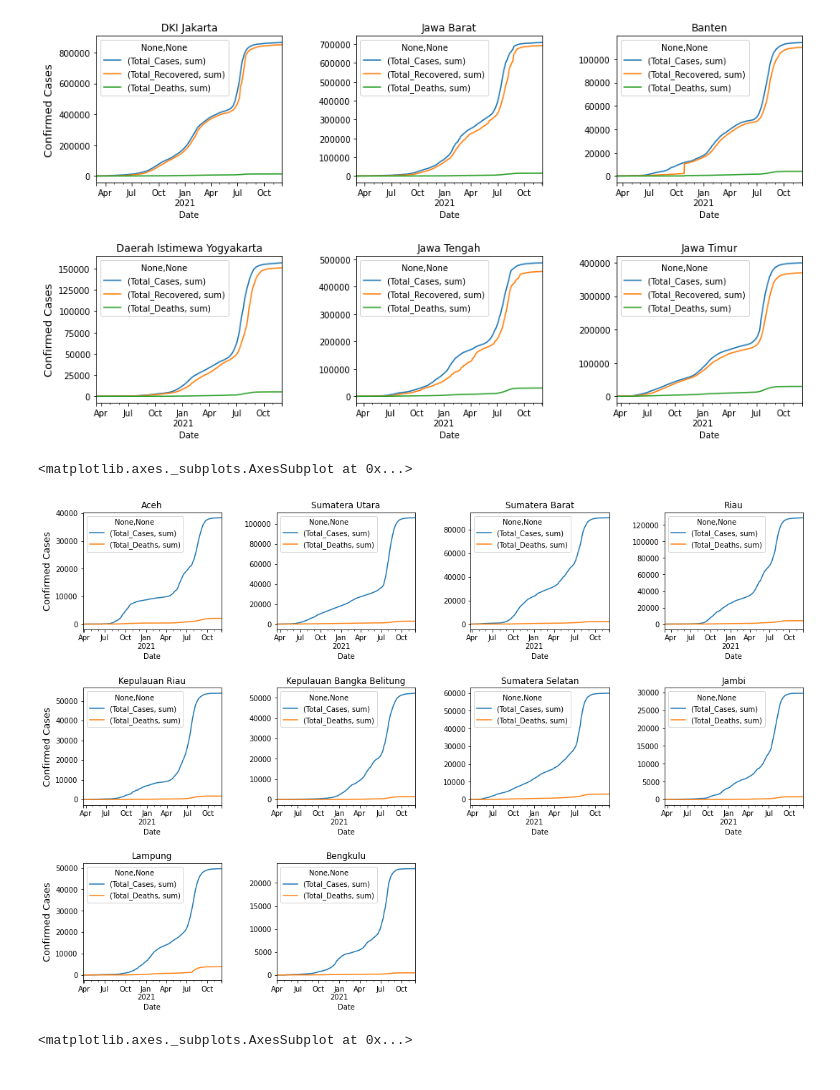
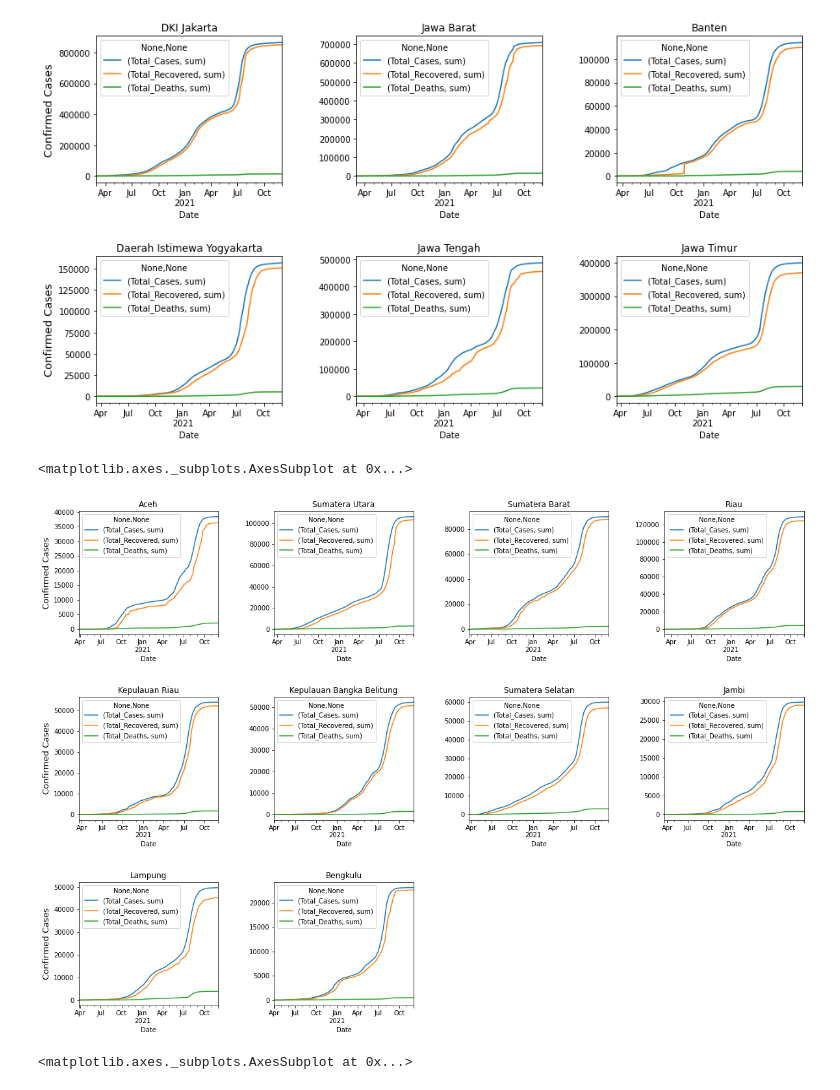
Before and after one commit to azizpambayun/project, a Jupyter notebook: covid_19_analysis_and_visualization_in_Indonesia.ipynb, the cells around one changed output. Saved outputs shown, nothing was run; the diff lists cells and outputs as text; code cells hidden in the pictures.

```diff
--- a/covid_19_analysis_and_visualization_in_Indonesia.ipynb
+++ b/covid_19_analysis_and_visualization_in_Indonesia.ipynb
@@ -246,46 +238,56 @@ jatim1.plot(ax=plt.gca(), title='Jawa Timur')
 [figure]
 # %%
 cc_aceh = covid[covid['Location_ISO_Code']=='ID-AC'].groupby(['Date']).agg({'Total_Cases':['sum']})
+rec_aceh = covid[covid['Location_ISO_Code']=='ID-AC'].groupby(['Date']).agg({'Total_Recovered':['sum']})
 fatalities_aceh = covid[covid['Location_ISO_Code']=='ID-AC'].groupby(['Date']).agg({'Total_Deaths':['sum']})
-aceh = cc_aceh.join(fatalities_aceh)
+aceh = (cc_aceh.join(rec_aceh)).join(fatalities_aceh)
 
 cc_sumut = covid[covid['Location_ISO_Code']=='ID-SU'].groupby(['Date']).agg({'Total_Cases':['sum']})
+rec_sumut = covid[covid['Location_ISO_Code']=='ID-SU'].groupby(['Date']).agg({'Total_Recovered':['sum']})
 fatalities_sumut = covid[covid['Location_ISO_Code']=='ID-SU'].groupby(['Date']).agg({'Total_Deaths':['sum']})
-sumut = cc_sumut.join(fatalities_sumut)
+sumut = (cc_sumut.join(rec_sumut)).join(fatalities_sumut)
 
 cc_sumbar = covid[covid['Location_ISO_Code']=='ID-SB'].groupby(['Date']).agg({'Total_Cases':['sum']})
+rec_sumbar = covid[covid['Location_ISO_Code']=='ID-SB'].groupby(['Date']).agg({'Total_Recovered':['sum']})
 fatalities_sumbar = covid[covid['Location_ISO_Code']=='ID-SB'].groupby(['Date']).agg({'Total_Deaths':['sum']})
-sumbar = cc_sumbar.join(fatalities_sumbar)
+sumbar = (cc_sumbar.join(rec_sumbar)).join(fatalities_sumbar)
 
 cc_riau = covid[covid['Location_ISO_Code']=='ID-RI'].groupby(['Date']).agg({'Total_Cases':['sum']})
+rec_riau = covid[covid['Location_ISO_Code']=='ID-RI'].groupby(['Date']).agg({'Total_Recovered':['sum']})
 fatalities_riau = covid[covid['Location_ISO_Code']=='ID-RI'].groupby(['Date']).agg({'Total_Deaths':['sum']})
-riau = cc_riau.join(fatalities_riau)
+riau = (cc_riau.join(rec_riau)).join(fatalities_riau)
 
 cc_kepri = covid[covid['Location_ISO_Code']=='ID-KR'].groupby(['Date']).agg({'Total_Cases':['sum']})
+rec_kepri = covid[covid['Location_ISO_Code']=='ID-KR'].groupby(['Date']).agg({'Total_Recovered':['sum']})
 fatalities_kepri = covid[covid['Location_ISO_Code']=='ID-KR'].groupby(['Date']).agg({'Total_Deaths':['sum']})
-kepri = cc_kepri.join(fatalities_kepri)
+kepri = cc_kepri.join(rec_kepri).join(fatalities_kepri)
 
 cc_babel = covid[covid['Location_ISO_Code']=='ID-BB'].groupby(['Date']).agg({'Total_Cases':['sum']})
+rec_babel = covid[covid['Location_ISO_Code']=='ID-BB'].groupby(['Date']).agg({'Total_Recovered':['sum']})
 fatalities_babel = covid[covid['Location_ISO_Code']=='ID-BB'].groupby(['Date']).agg({'Total_Deaths':['sum']})
-babel = cc_babel.join(fatalities_babel)
+babel = (cc_babel.join(rec_babel)).join(fatalities_babel)
 
 cc_sumsel = covid[covid['Location_ISO_Code']=='ID-SS'].groupby(['Date']).agg({'Total_Cases':['sum']})
+rec_sumsel = covid[covid['Location_ISO_Code']=='ID-SS'].groupby(['Date']).agg({'Total_Recovered':['sum']})
 fatalities_sumsel = covid[covid['Location_ISO_Code']=='ID-SS'].groupby(['Date']).agg({'Total_Deaths':['sum']})
-sumsel = cc_sumsel.join(fatalities_sumsel)
+sumsel = (cc_sumsel.join(rec_sumsel)).join(fatalities_sumsel)
 
 cc_jambi = covid[covid['Location_ISO_Code']=='ID-JA'].groupby(['Date']).agg({'Total_Cases':['sum']})
+rec_jambi = covid[covid['Location_ISO_Code']=='ID-JA'].groupby(['Date']).agg({'Total_Recovered':['sum']})
 fatalities_jambi = covid[covid['Location_ISO_Code']=='ID-JA'].groupby(['Date']).agg({'Total_Deaths':['sum']})
-jambi = cc_jambi.join(fatalities_jambi)
+jambi = (cc_jambi.join(rec_jambi)).join(fatalities_jambi)
 
 cc_lampung = covid[covid['Location_ISO_Code']=='ID-LA'].groupby(['Date']).agg({'Total_Cases':['sum']})
+rec_lampung = covid[covid['Location_ISO_Code']=='ID-LA'].groupby(['Date']).agg({'Total_Recovered':['sum']})
 fatalities_lampung = covid[covid['Location_ISO_Code']=='ID-LA'].groupby(['Date']).agg({'Total_Deaths':['sum']})
-lampung = cc_lampung.join(fatalities_lampung)
+lampung = (cc_lampung.join(rec_lampung)).join(fatalities_lampung)
 
 cc_bengkulu = covid[covid['Location_ISO_Code']=='ID-BE'].groupby(['Date']).agg({'Total_Cases':['sum']})
+rec_bengkulu = covid[covid['Location_ISO_Code']=='ID-BE'].groupby(['Date']).agg({'Total_Recovered':['sum']})
 fatalities_bengkulu = covid[covid['Location_ISO_Code']=='ID-BE'].groupby(['Date']).agg({'Total_Deaths':['sum']})
-bengkulu = cc_bengkulu.join(fatalities_bengkulu)
+bengkulu = (cc_bengkulu.join(rec_bengkulu)).join(fatalities_bengkulu)
 
-plt.figure(figsize=(18,12))
+plt.figure(figsize=(20,14))
 plt.subplot(3,4,1)
 plt.subplots_adjust(hspace=0.5, wspace=0.4)
 aceh.plot(ax=plt.gca(), title='Aceh')
@@ -294,34 +296,34 @@ plt.ylabel('Confirmed Cases', size=13)
 plt.subplot(3,4,2)
 sumut.plot(ax=plt.gca(), title='Sumatera Utara')
 
 plt.subplot(3,4,3)
 sumbar.plot(ax=plt.gca(), title='Sumatera Barat')
 
 plt.subplot(3,4,4)
 riau.plot(ax=plt.gca(), title='Riau')
 
 plt.subplot(3,4,5)
 kepri.plot(ax=plt.gca(), title='Kepulauan Riau')
 plt.ylabel('Confirmed Cases', size=13)
 
 plt.subplot(3,4,6)
 babel.plot(ax=plt.gca(), title='Kepulauan Bangka Belitung')
 
 plt.subplot(3,4,7)
 sumsel.plot(ax=plt.gca(), title='Sumatera Selatan')
 
 plt.subplot(3,4,8)
 jambi.plot(ax=plt.gca(), title='Jambi')
 
 plt.subplot(3,4,9)
 lampung.plot(ax=plt.gca(), title='Lampung')
 plt.ylabel('Confirmed Cases', size=13)
 
 plt.subplot(3,4,10)
 bengkulu.plot(ax=plt.gca(), title='Bengkulu')
 # %% [output]
 <matplotlib.axes._subplots.AxesSubplot at 0x...>
-[figure, old version]
+[figure, new version]
 # %%
 cc_kalbar = covid[covid['Location_ISO_Code']=='ID-KB'].groupby(['Date']).agg({'Total_Cases':['sum']})
 fatalities_kalbar = covid[covid['Location_ISO_Code']=='ID-KB'].groupby(['Date']).agg({'Total_Deaths':['sum']})
```
Also changed, not shown: parts of 2 cells of this notebook.
